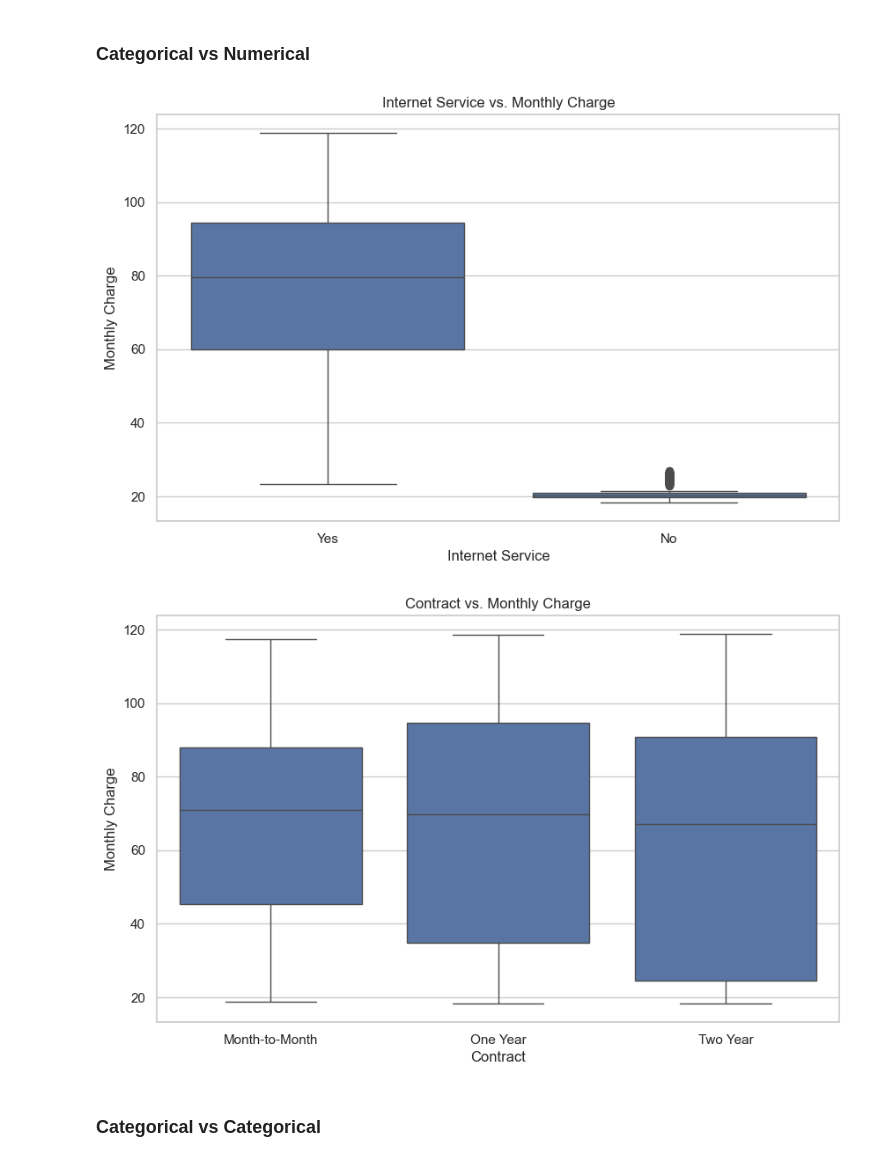
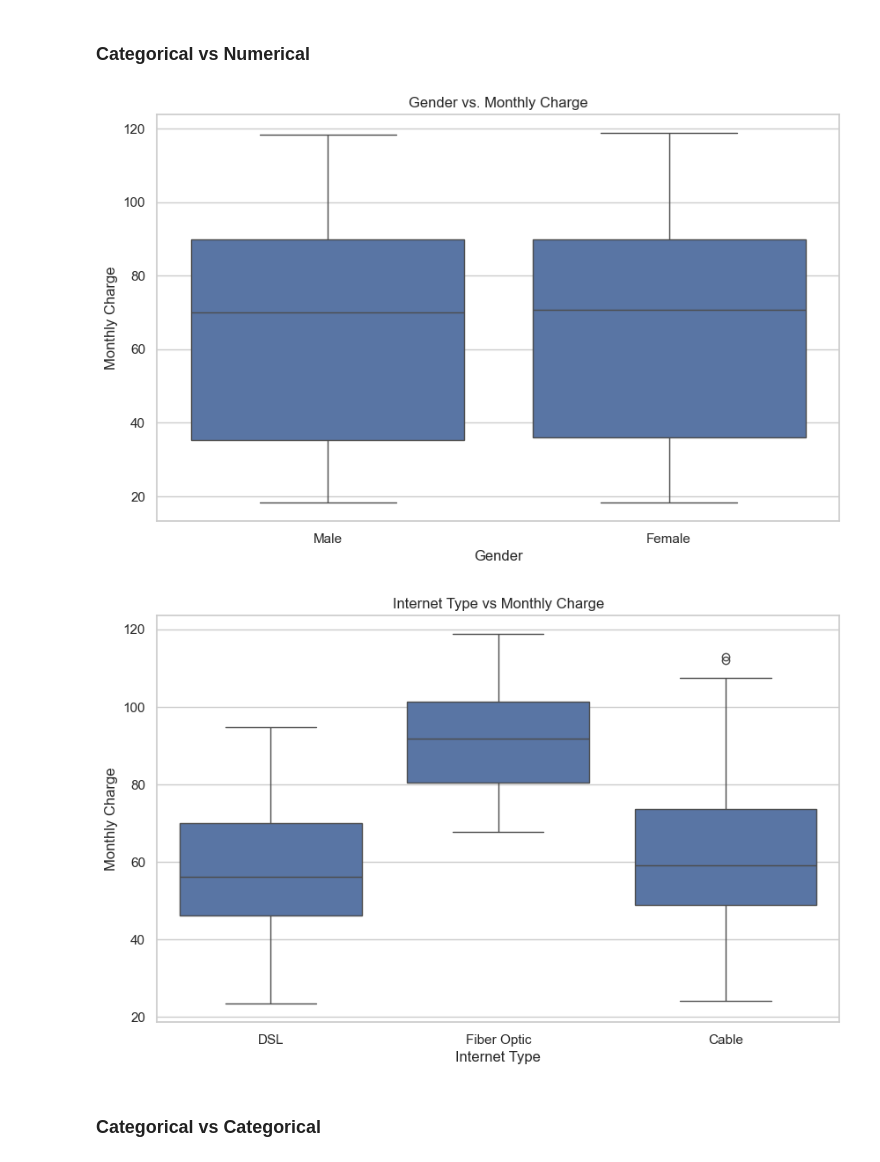
Before and after one commit to VinV7/End-To-End-Machine-Learning-Project, a Jupyter notebook: notebooks/01_data_exploration.ipynb, the cells around one changed output. Cells and saved outputs as stored; diff of their text form; code cells hidden in the pictures.

```diff
--- a/notebooks/01_data_exploration.ipynb
+++ b/notebooks/01_data_exploration.ipynb
@@ -182,24 +176,24 @@ plt.show()
 # %% [markdown]
 ### Categorical vs Numerical
 # %%
-# Internet Service vs. Monthly Charge
+# Gender vs. Monthly Charge
 plt.figure(figsize=(10, 6))
-sns.boxplot(x='Internet Service', y='Monthly Charge', data=df)
-plt.title('Internet Service vs. Monthly Charge')
-plt.xlabel('Internet Service')
+sns.boxplot(x='Gender', y='Monthly Charge', data=df)
+plt.title('Gender vs. Monthly Charge')
+plt.xlabel('Gender')
 plt.ylabel('Monthly Charge')
 plt.show()
 
-# Contract vs. Monthly Charge
+# Internet Type vs. Monthly Charge
 plt.figure(figsize=(10, 6))
-sns.boxplot(x='Contract', y='Monthly Charge', data=df)
-plt.title('Contract vs. Monthly Charge')
-plt.xlabel('Contract')
+sns.boxplot(x='Internet Type', y='Monthly Charge', data=df)
+plt.title('Internet Type vs Monthly Charge')
+plt.xlabel('Internet Type')
 plt.ylabel('Monthly Charge')
 plt.show()
 # %% [output]
-[figure, old version]
+[figure, new version]
-[figure, old version]
+[figure, new version]
 # %% [markdown]
 ### Categorical vs Categorical
 # %%
```
Also changed, not shown: parts of 6 cells of this notebook, 6 other files.
